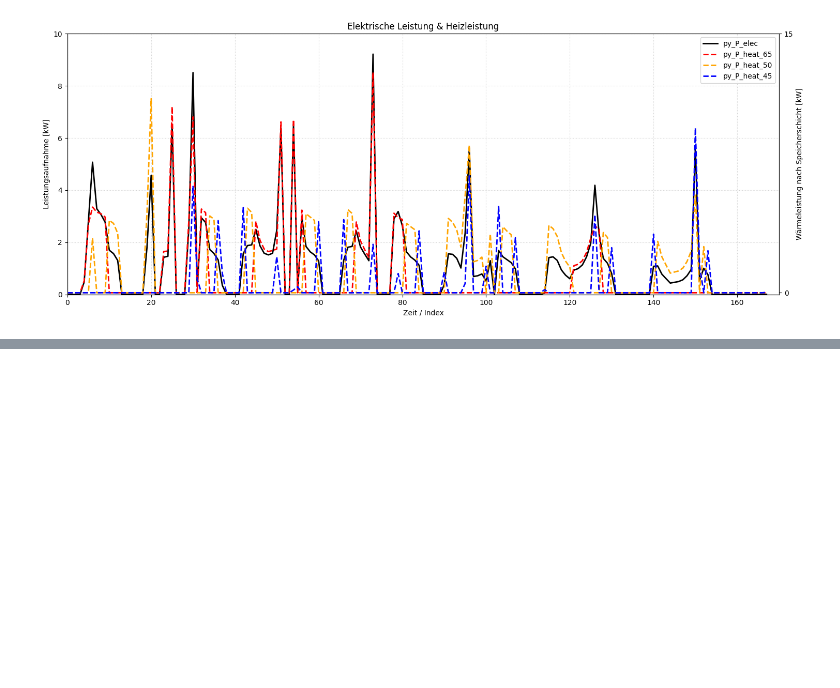
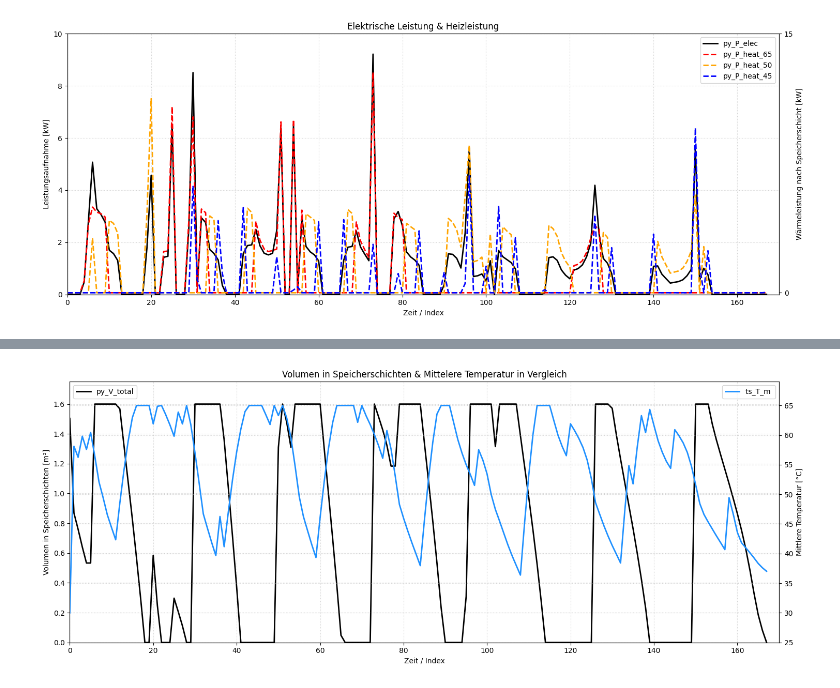
Before and after one commit to choffma8/masterprojektWaermespeicher, a Jupyter notebook: konstanterTemperaturspeicher.ipynb, the cells around one changed output, grey strips where cells are left out. Cells and saved outputs as stored; diff of their text form; code cells hidden in the pictures; blank space fills up the shorter version.

```diff
--- a/konstanterTemperaturspeicher.ipynb
+++ b/konstanterTemperaturspeicher.ipynb
@@ -574,0 +603,36 @@ plt.show()
+# %%
+# Erstelle Figur und Achsen
+fig, ax1 = plt.subplots(figsize=(15, 6))
+
+# --- Linke y-Achse: Temperaturen ---
+ax1.plot(output_pypsa.index,output_combined_ordered['py_V_total'], label='py_V_total', linewidth=2, color='black')
+
+ax1.set_title('Volumen in Speicherschichten & Mittelere Temperatur in Vergleich')
+ax1.set_xlabel('Zeit / Index')
+ax1.set_ylabel('Volumen in Speicherschichten [m³]')
+ax1.set_xlim(0, 170)
+ax1.set_ylim(0,1.75) # Beispielhafter Bereich für Temperaturen
+ax1.grid(True, linestyle=':', alpha=0.6)
+
+# --- Rechte y-Achse: Temperaturen ---
+ax2 = ax1.twinx()
+ax2.plot(TRNSYSdata.index, TRNSYSdata['ts_T_m'], label='ts_T_m ', linewidth=2, color='dodgerblue')
+
+ax2.set_xlabel('Zeit / Index')
+ax2.set_ylabel('Mittlere Temperatur [°C]')
+ax2.set_xlim(0, 170)
+ax2.set_ylim(25,69) # Beispielhafter Bereich für Temperaturen
+ax2.grid(True, linestyle=':', alpha=0.6)
+
+# --- Legende zusammenführen ---
+lines1, labels1 = ax1.get_legend_handles_labels()
+lines2, labels2 = ax2.get_legend_handles_labels()
+
+ax1.legend(lines1, labels1, loc='upper left')
+ax2.legend(lines2, labels2, loc='upper right')
+
+plt.tight_layout()
+plt.savefig('Outputs/konstanterTemperaturspeicher/Volumen und Mittlere Temperatur im Vergleich.png')
+plt.show()
+# %% [output]
+[figure, added]
```
Also changed, not shown: parts of 9 cells of this notebook, 3 other files.
